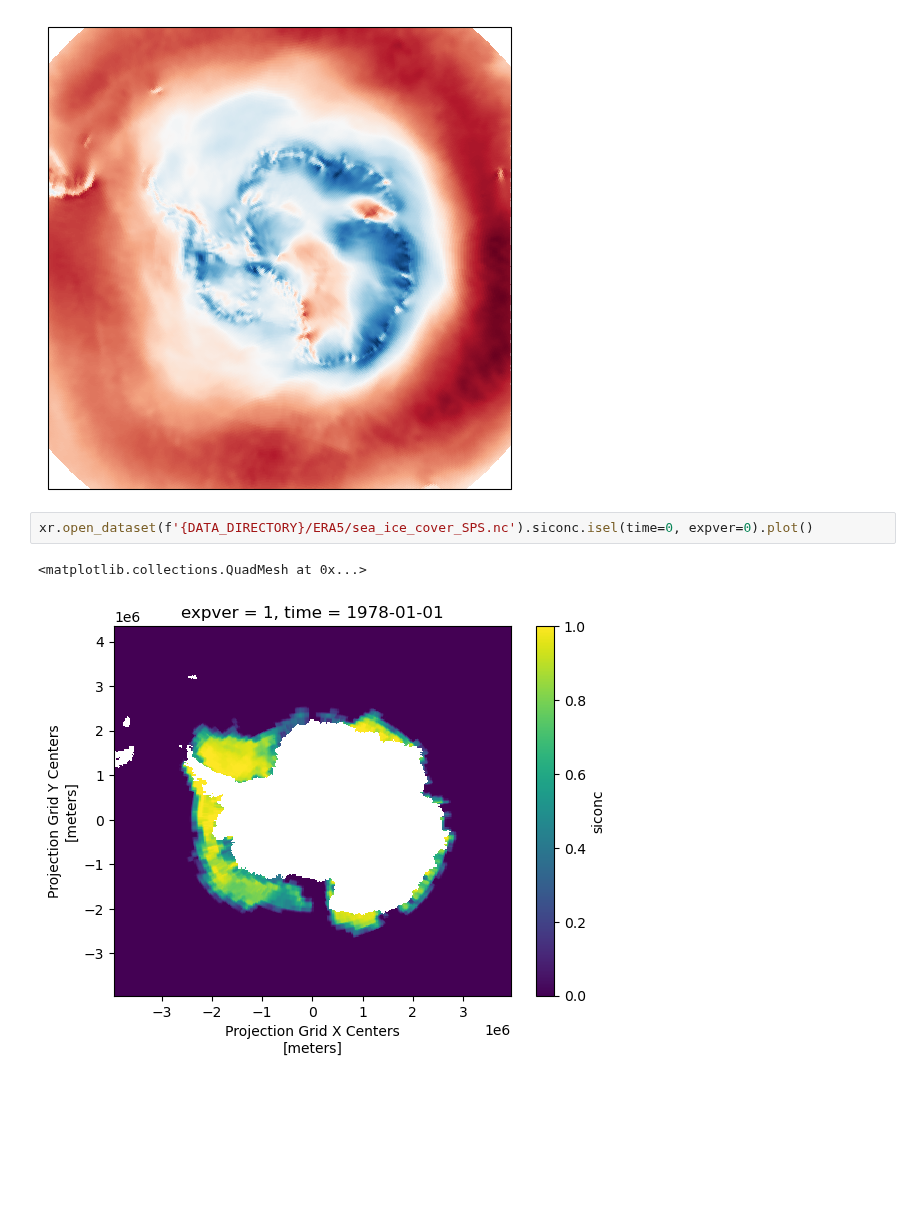
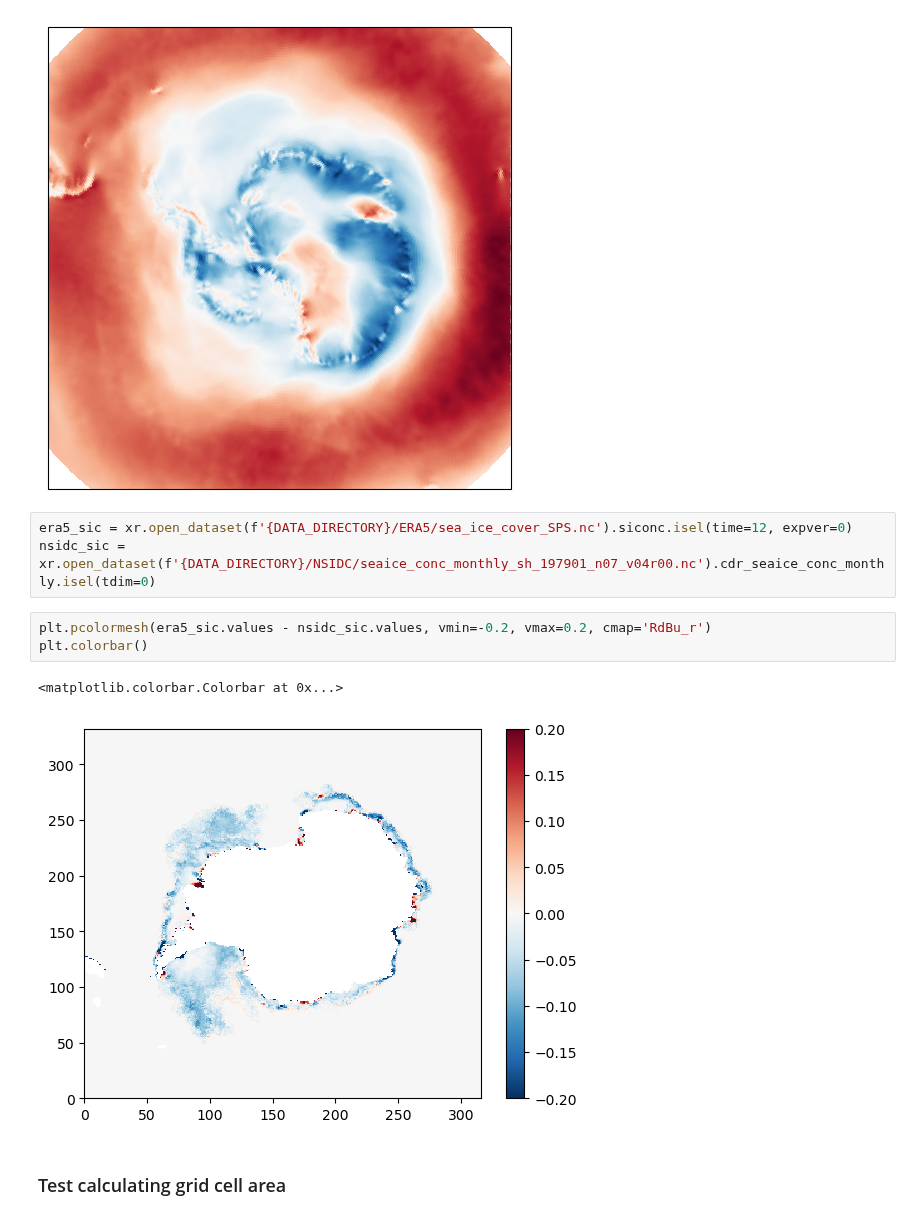
Before and after one commit to ychnli/sicpred, a Jupyter notebook: notebooks/prepdata.ipynb, the cells around one changed output. Drawn from its saved outputs; the diff is of its cells as text; blank space fills up the shorter version.

Commit message:
added some methods and concatenated NSIDC

```diff
--- a/notebooks/prepdata.ipynb
+++ b/notebooks/prepdata.ipynb
@@ -68,7 +38,13 @@ ax.pcolormesh(u_test.longitude, u_test.latitude, u_test, transform=ccrs.PlateCar
 <cartopy.mpl.geocollection.GeoQuadMesh at 0x...>
 [figure]
 # %%
-xr.open_dataset(f'{DATA_DIRECTORY}/ERA5/sea_ice_cover_SPS.nc').siconc.isel(time=0, expver=0).plot()
+era5_sic = xr.open_dataset(f'{DATA_DIRECTORY}/ERA5/sea_ice_cover_SPS.nc').siconc.isel(time=12, expver=0)
+nsidc_sic = xr.open_dataset(f'{DATA_DIRECTORY}/NSIDC/seaice_conc_monthly_sh_197901_n07_v04r00.nc').cdr_seaice_conc_monthly.isel(tdim=0)
-# %% [output]
-<matplotlib.collections.QuadMesh at 0x...>
-[figure, removed]
+# %%
+plt.pcolormesh(era5_sic.values - nsidc_sic.values, vmin=-0.2, vmax=0.2, cmap='RdBu_r')
+plt.colorbar()
+# %% [output]
+<matplotlib.colorbar.Colorbar at 0x...>
+[figure, added]
+# %% [markdown]
+### Test calculating grid cell area
```
Also changed, not shown: parts of 2 cells of this notebook, 3 other files.
